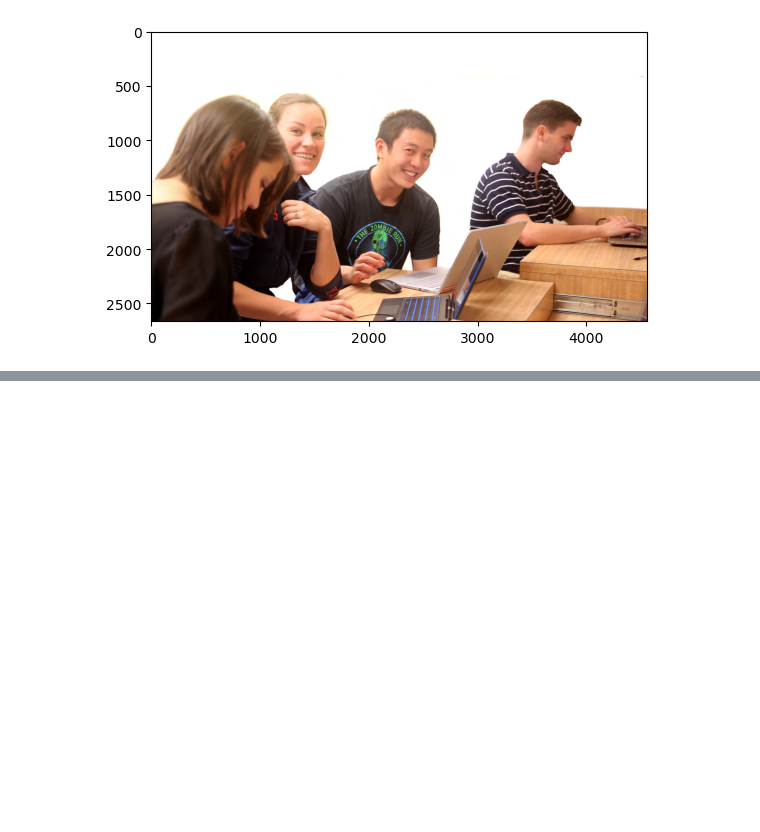
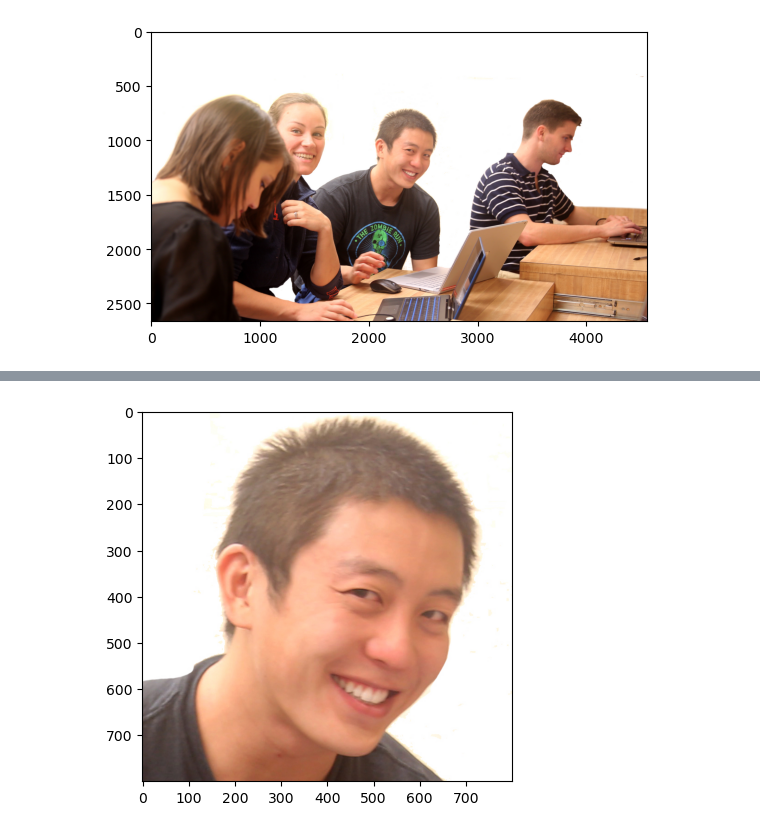
Before and after one commit to monkeygobah/code_grand_rounds, a Jupyter notebook: module_2_Computer_Vision/CV_Workshop.ipynb, the cells around one changed output, grey strips where cells are left out. Drawn from its saved outputs; the diff is of its cells as text; code cells hidden in the pictures; blank space fills up the shorter version.

```diff
--- a/module_2_Computer_Vision/CV_Workshop.ipynb
+++ b/module_2_Computer_Vision/CV_Workshop.ipynb
@@ -42,0 +65,9 @@ imgplot = plt.imshow(ben)
+# %%
+# This crop would be a 800 x 800 pixel square.
+# Y-coordinates 700-1500 and x-coordinates 1900-2700
+cropped_ben = ben[700:1500,1900:2700,:]
+# %%
+# Show the cropped image
+imgplot = plt.imshow(cropped_ben)
+# %% [output]
+[figure, added]
```
Also changed, not shown: parts of 23 cells of this notebook, 1 other file.
